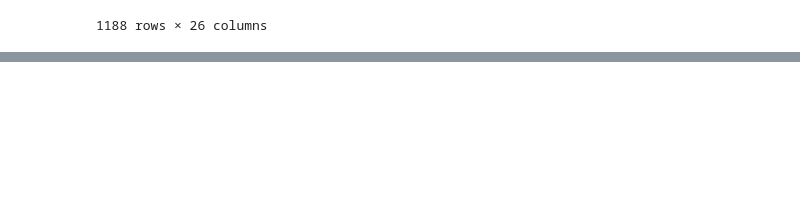
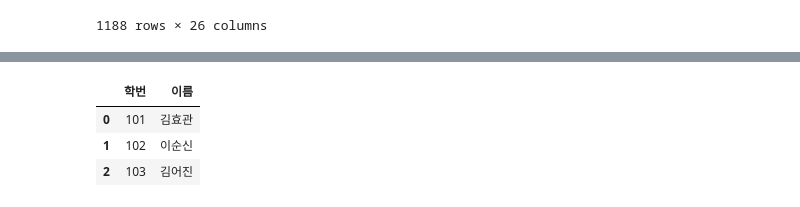
Before and after one commit to HongDonkey/Python, a Jupyter notebook: Session04 - 외부연동 데이터 수집/Untitled.ipynb, the cells around one changed output, grey strips where cells are left out. Cells and saved outputs as stored; diff of their text form; code cells hidden in the pictures; blank space fills up the shorter version.

```diff
--- a/Session04 - 외부연동 데이터 수집/Untitled.ipynb
+++ b/Session04 - 외부연동 데이터 수집/Untitled.ipynb
@@ -187,0 +308,10 @@ json
+# %%
+import requests, bs4
+import pandas as pd
+
+#웹페이지 html 소스 가져오기
+resp = requests.get("https://sparkkorea.com/테스트/")
+resp.encoding='utf-8'
+html = resp.text
+htmlObj = bs4.BeautifulSoup(html, 'html.parser')
+htmlObj
@@ -187,0 +336,25 @@ json
+# %%
+columnList = []
+rowList = []
+tableTag = htmlObj.find(name="table", attrs={"id":"test_table"})
+tbodyTag = tableTag.find(name="tbody")
+trs = tbodyTag.find_all(name="tr")
+for i in range(0, len(trs)):
+
+    eachTr = trs[i]
+    tds = eachTr.find_all("td")
+
+    for j in range(0, len(tds)):
+        td = tds[j].text
+
+
+        columnList.append(td)
+    rowList.append(columnList)
+    columnList = []
+table = pd.DataFrame(rowList, columns=["학번","이름"])
+table
+# %% [output]
+|  | 학번 | 이름 |
+| 0 | 101 | 김효관 |
+| 1 | 102 | 이순신 |
+| 2 | 103 | 김어진 |
```
Also changed, not shown: parts of 25 cells of this notebook.
